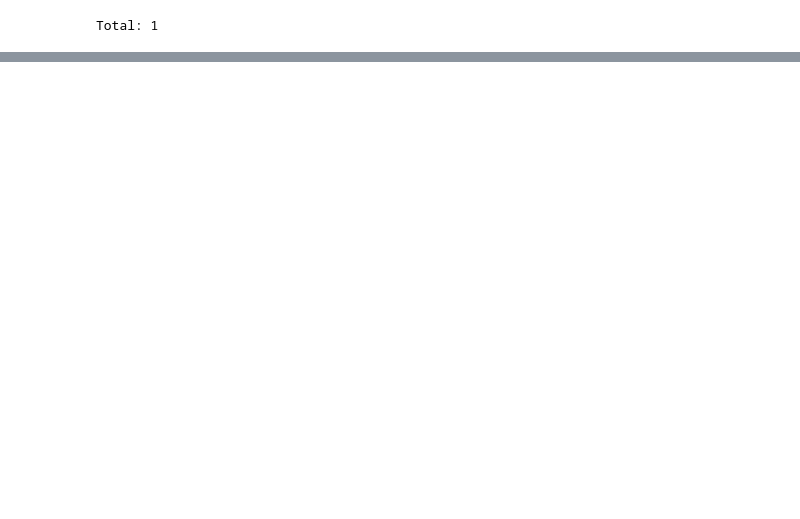
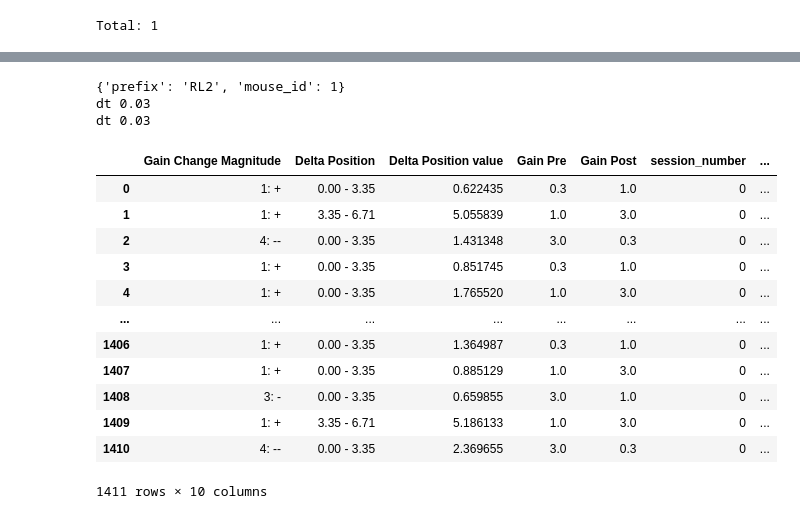
Before and after one commit to FelixHub/serotonin_model, a Jupyter notebook: src/serotonindata/visualizations.ipynb, the cells around one changed output, grey strips where cells are left out. Cells and saved outputs as stored; diff of their text form; code cells hidden in the pictures; blank space fills up the shorter version.

```diff
--- a/src/serotonindata/visualizations.ipynb
+++ b/src/serotonindata/visualizations.ipynb
@@ -348,3 +226,30 @@ dt 0.03
+# %%
+mouse = {"prefix" : "RL2" , "mouse_id" : 1}
+print(mouse)
+mouse_id = mouse["mouse_id"]
+RL_id = mouse['prefix']
+uid =  RL_id+"_"+str(mouse_id)
+key = {"prefix" : RL_id, "mouse_id":mouse_id}
+TV = TraceVisualizer(key,pooling="mouse")
+data = TV.process_data()
+data
+# %% [output]
+{'prefix': 'RL2', 'mouse_id': 1}
+dt 0.03
+dt 0.03
+|  | Gain Change Magnitude | Delta Position | Delta Position value | Gain Pre | Gain Post | session_number | ... |
+| 0 | 1: + | 0.00 - 3.35 | 0.622435 | 0.3 | 1.0 | 0 | ... |
+| 1 | 1: + | 3.35 - 6.71 | 5.055839 | 1.0 | 3.0 | 0 | ... |
+| 2 | 4: -- | 0.00 - 3.35 | 1.431348 | 3.0 | 0.3 | 0 | ... |
+| 3 | 1: + | 0.00 - 3.35 | 0.851745 | 0.3 | 1.0 | 0 | ... |
+| 4 | 1: + | 0.00 - 3.35 | 1.765520 | 1.0 | 3.0 | 0 | ... |
+| ... | ... | ... | ... | ... | ... | ... | ... |
+| 1406 | 1: + | 0.00 - 3.35 | 1.364987 | 0.3 | 1.0 | 0 | ... |
+| 1407 | 1: + | 0.00 - 3.35 | 0.885129 | 1.0 | 3.0 | 0 | ... |
+| 1408 | 3: - | 0.00 - 3.35 | 0.659855 | 3.0 | 1.0 | 0 | ... |
+| 1409 | 1: + | 3.35 - 6.71 | 5.186133 | 1.0 | 3.0 | 0 | ... |
+| 1410 | 4: -- | 0.00 - 3.35 | 2.369655 | 3.0 | 0.3 | 0 | ... |
+1411 rows × 10 columns
 # %%
 data
 # %% [output]
```
Also changed, not shown: parts of 15 cells of this notebook, 9 other files.
